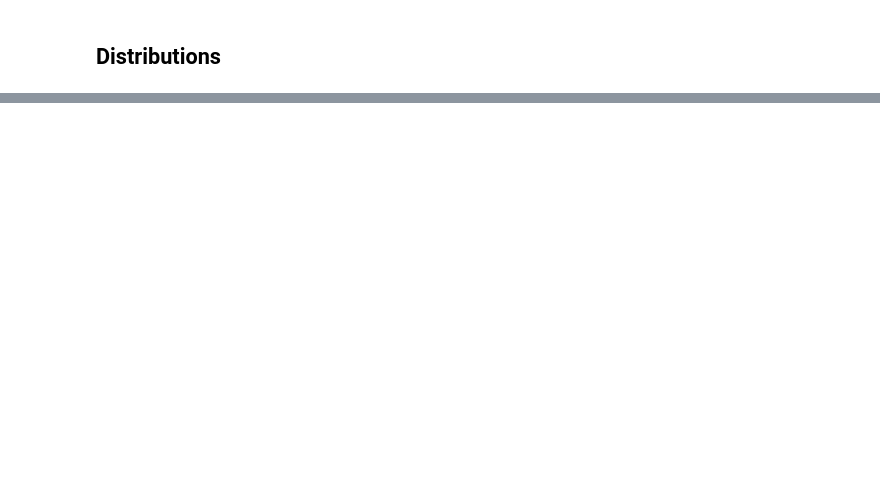
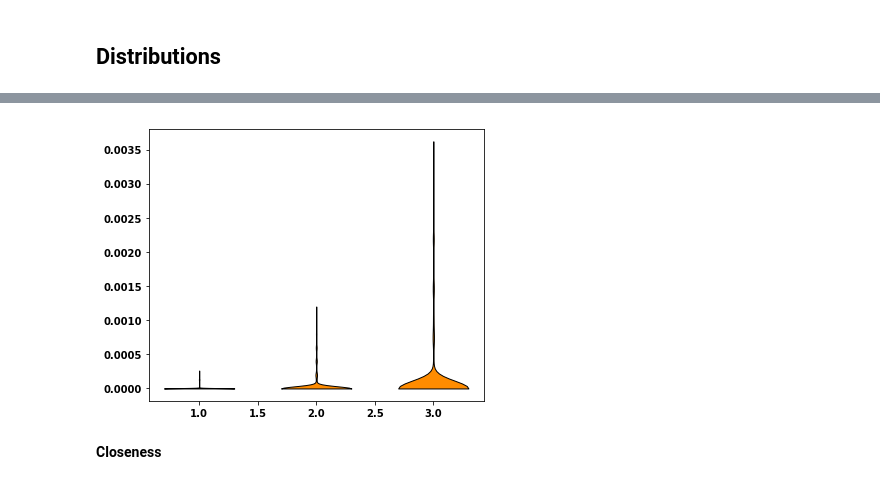
Before and after one commit to Nikoleta-v3/bibliometric-study-of-the-prisoners-dilemma, a Jupyter notebook: src/nbs/3. Influence.ipynb, the cells around one changed output, grey strips where cells are left out. Cells and saved outputs as stored; diff of their text form; code cells hidden in the pictures; blank space fills up the shorter version.

```diff
--- a/src/nbs/3. Influence.ipynb
+++ b/src/nbs/3. Influence.ipynb
@@ -30,0 +119,2 @@ parts = plt.violinplot(distributions_betweeness, widths=0.5, showmedians=False,
+# %%
+nighty_five = [get_interval_of_distribution(dist, interval=.95) for dist in distributions_betweeness]
@@ -30,0 +127,12 @@ parts = plt.violinplot(distributions_betweeness, widths=0.5, showmedians=False,
+# %%
+fig, axes = plt.subplots(figsize=(6, 5))
+parts = plt.violinplot(nighty_five, widths=.6, showmedians=False, showextrema=False);
+
+for pc in parts['bodies']:
+    pc.set_facecolor(colors[0])
+    pc.set_edgecolor('black')
+    pc.set_alpha(1)
+# %% [output]
+[figure, added]
+# %% [markdown]
+**Closeness**
```
Also changed, not shown: parts of 54 cells of this notebook, 20 other files.
